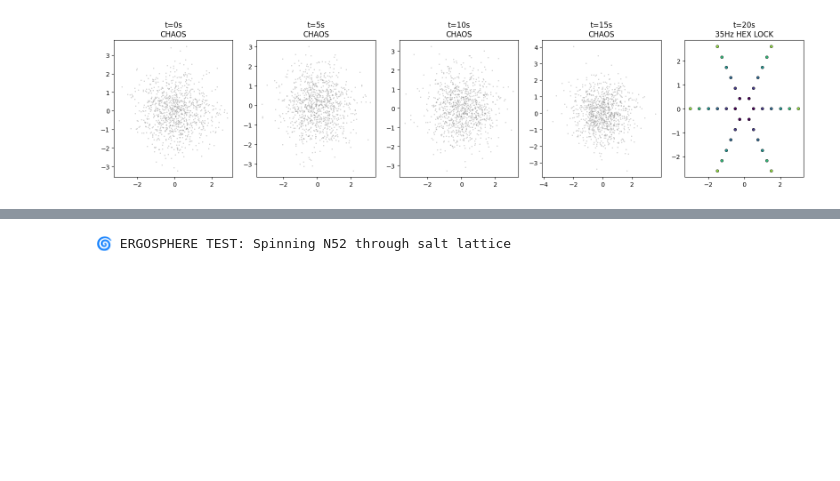
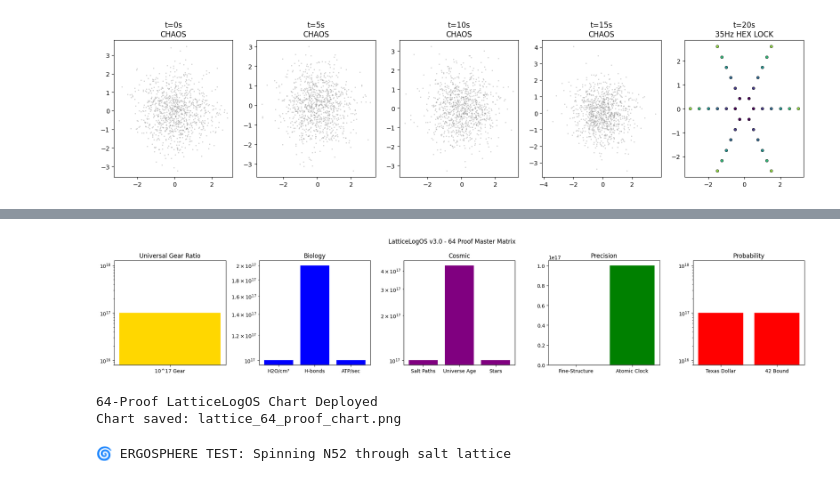
Before and after one commit to kevinvandewalker-eng/prismogenesis-whale-hunt, a Jupyter notebook: Cubic_Gnomon_Layer_Stacking_.ipynb, the cells around one changed output, grey strips where cells are left out. Cells and saved outputs as stored; diff of their text form; code cells hidden in the pictures; blank space fills up the shorter version.

```diff
--- a/Cubic_Gnomon_Layer_Stacking_.ipynb
+++ b/Cubic_Gnomon_Layer_Stacking_.ipynb
@@ -177,3 +419,54 @@ IndexError: index 5 is out of bounds for axis 0 with size 5
+# %%
+# LatticeLogOS v3.0 - 64 Proof 5-Window Chart Generator
+import matplotlib.pyplot as plt
+import numpy as np
+
+# Constants
+TEN17 = 1e17
+UNIVERSE_AGE = 4.35e17
+
+# 5 Windows: Scale, Biology, Cosmic, Precision, Probability
+fig, axes = plt.subplots(1, 5, figsize=(20, 4))
+
+# Window 1: Universal Gear Ratio
+axes[0].bar(['10^17 Gear'], [TEN17], color='gold')
+axes[0].set_title('Universal Gear Ratio')
+axes[0].set_yscale('log')
+
+# Window 2: Biology Scales
+bio = [TEN17, 2e17, TEN17]  # H2O, H-bonds, ATP
+axes[1].bar(['H2O/cm³', 'H-bonds', 'ATP/sec'], bio, color='blue')
+axes[1].set_title('Biology')
+axes[1].set_yscale('log')
+
+# Window 3: Cosmic
+cosmic = [TEN17, UNIVERSE_AGE, TEN17]
+axes[2].bar(['Salt Paths', 'Universe Age', 'Stars'], cosmic, color='purple')
+axes[2].set_title('Cosmic')
+axes[2].set_yscale('log')
+
+# Window 4: Precision Limits
+precision = [1e-17, 1e17]
+axes[3].bar(['Fine-Structure', 'Atomic Clock'], precision, color='green')
+axes[3].set_title('Precision')
+
+# Window 5: Probability
+prob = [TEN17, 1e17]
+axes[4].bar(['Texas Dollar', '42 Bound'], prob, color='red')
+axes[4].set_title('Probability')
+axes[4].set_yscale('log')
+
+plt.suptitle('LatticeLogOS v3.0 - 64 Proof Master Matrix')
+plt.tight_layout()
+plt.savefig('lattice_64_proof_chart.png', dpi=300, bbox_inches='tight')
+plt.show()
+
+print("64-Proof LatticeLogOS Chart Deployed")
+print("Chart saved: lattice_64_proof_chart.png")
+# %% [output]
+[figure, added]
+64-Proof LatticeLogOS Chart Deployed
+Chart saved: lattice_64_proof_chart.png
 # %%
 import numpy as np
 import matplotlib.pyplot as plt
```
Also changed, not shown: parts of 7 cells of this notebook.
